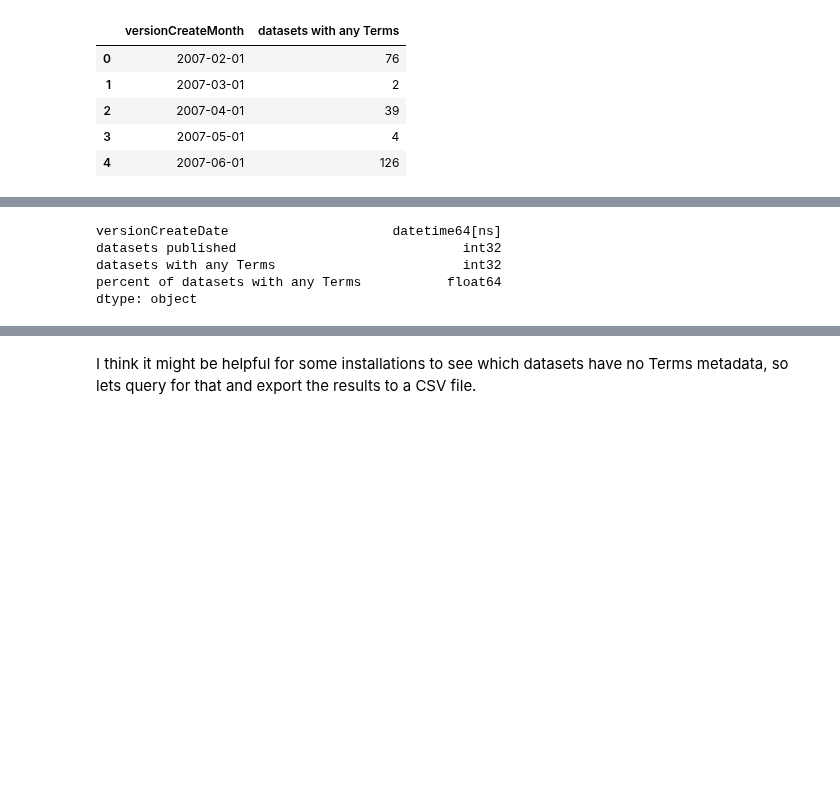
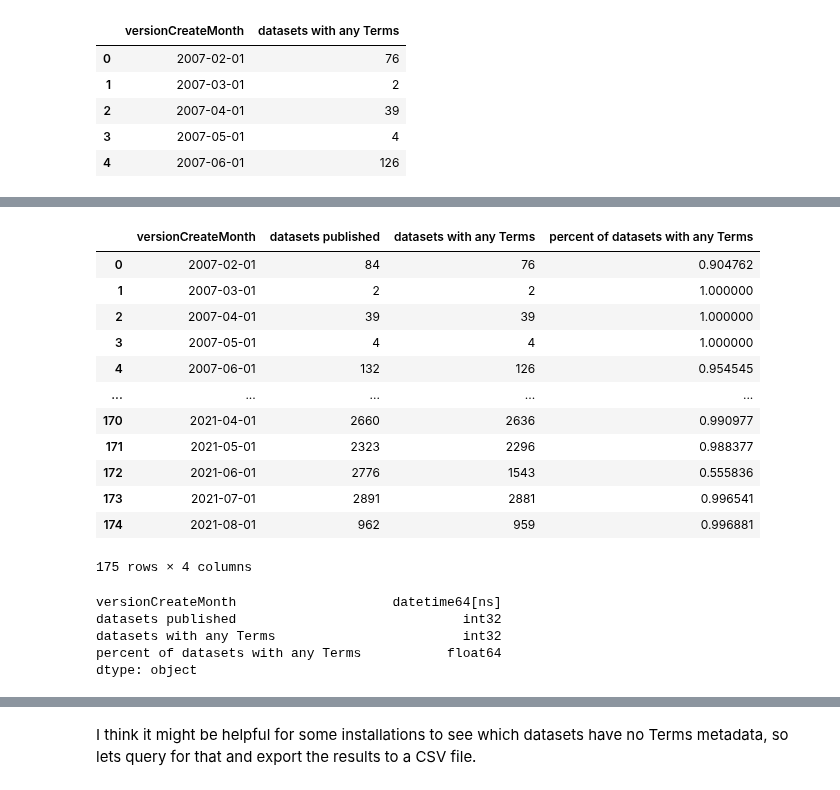
Before and after one commit to jggautier/ux-research-data-analysis, a Jupyter notebook: notebooks/Terms_metadata_in_Dataverse_repositories/Datasets with license plus terms of use metadata/Datasets with license plus terms of use metadata.ipynb, the cells around one changed output, grey strips where cells are left out. Saved outputs shown, nothing was run; the diff lists cells and outputs as text; code cells hidden in the pictures; blank space fills up the shorter version.

```diff
--- a/notebooks/Terms_metadata_in_Dataverse_repositories/Datasets with license plus terms of use metadata/Datasets with license plus terms of use metadata.ipynb
+++ b/notebooks/Terms_metadata_in_Dataverse_repositories/Datasets with license plus terms of use metadata/Datasets with license plus terms of use metadata.ipynb
@@ -311,7 +300,23 @@ dailyTotalDatasetsVersusDatasetsWithTerms.head(20)
+# %%
+monthlyTotalDatasetsVersusDatasetsWithTerms.head(200)
+# %% [output]
+|  | versionCreateMonth | datasets published | datasets with any Terms | percent of datasets with any Terms |
+| 0 | 2007-02-01 | 84 | 76 | 0.904762 |
+| 1 | 2007-03-01 | 2 | 2 | 1.000000 |
+| 2 | 2007-04-01 | 39 | 39 | 1.000000 |
+| 3 | 2007-05-01 | 4 | 4 | 1.000000 |
+| 4 | 2007-06-01 | 132 | 126 | 0.954545 |
+| ... | ... | ... | ... | ... |
+| 170 | 2021-04-01 | 2660 | 2636 | 0.990977 |
+| 171 | 2021-05-01 | 2323 | 2296 | 0.988377 |
+| 172 | 2021-06-01 | 2776 | 1543 | 0.555836 |
+| 173 | 2021-07-01 | 2891 | 2881 | 0.996541 |
+| 174 | 2021-08-01 | 962 | 959 | 0.996881 |
+175 rows × 4 columns
 # %%
-dailyTotalDatasetsVersusDatasetsWithTerms.dtypes
+monthlyTotalDatasetsVersusDatasetsWithTerms.dtypes
 # %% [output]
-versionCreateDate                     datetime64[ns]
+versionCreateMonth                    datetime64[ns]
 datasets published                             int32
 datasets with any Terms                        int32
 percent of datasets with any Terms           float64
```
Also changed, not shown: parts of 4 cells of this notebook.
